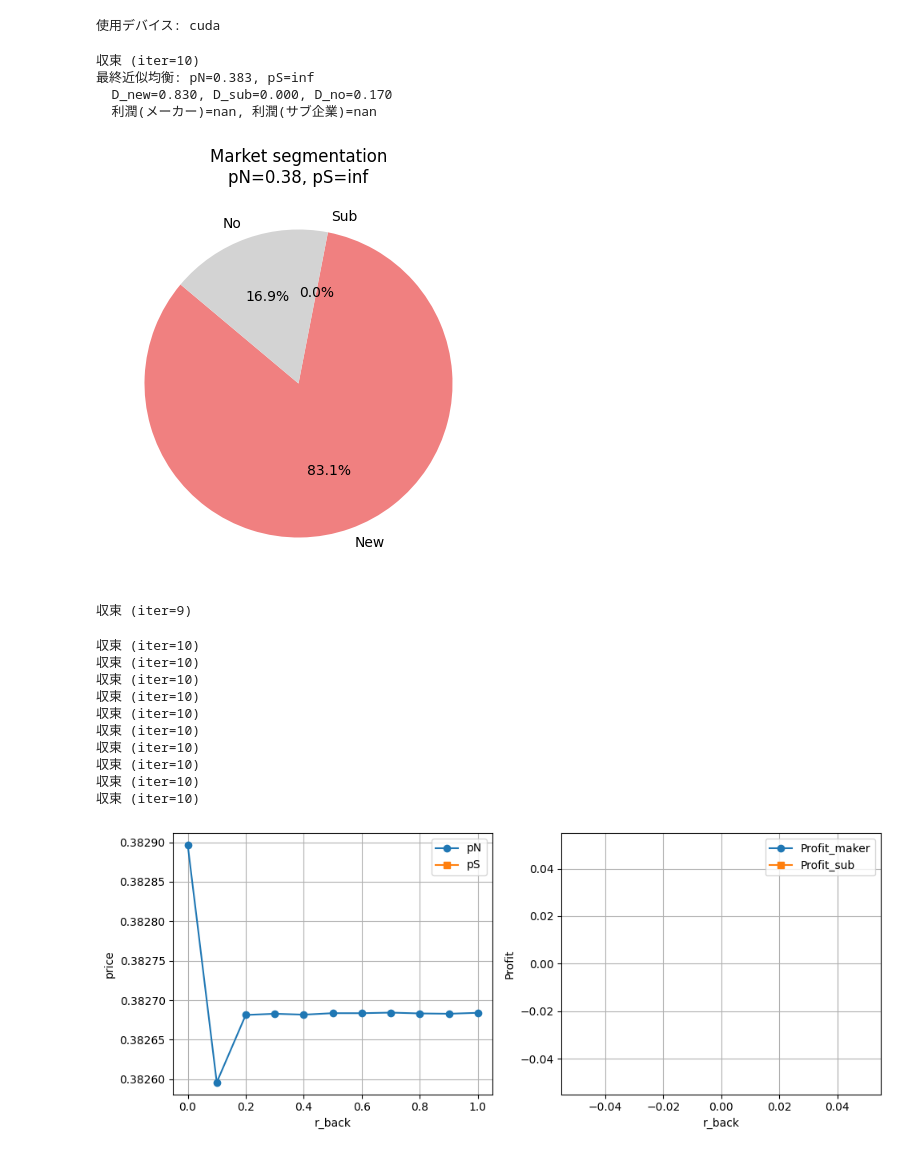
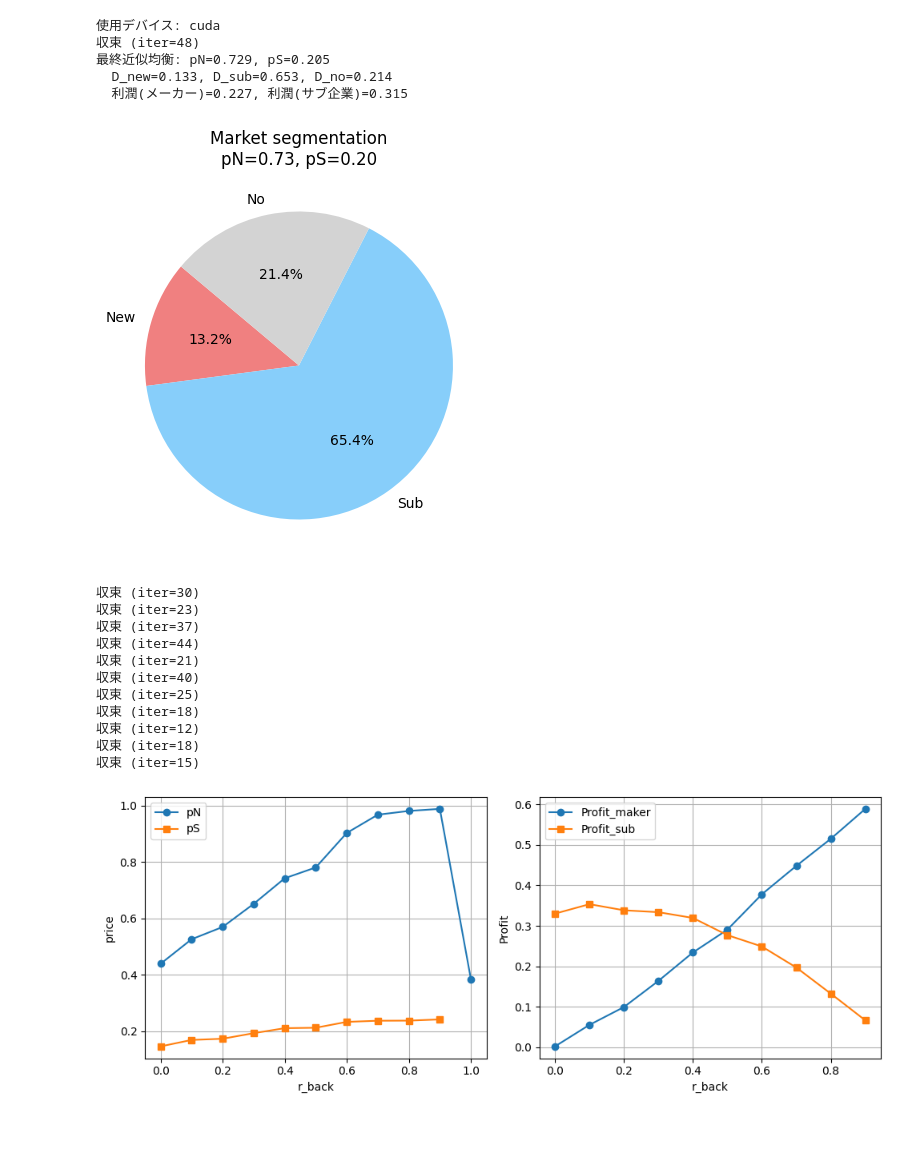
Before and after one commit to lixinm/model_subs, a Jupyter notebook: subs_back.ipynb, the cells around one changed output. Cells and saved outputs as stored; diff of their text form; code cells hidden in the pictures.

```diff
--- a/subs_back.ipynb
+++ b/subs_back.ipynb
@@ -16,23 +16,23 @@ random_seed = 42
 torch.manual_seed(random_seed)
 np.random.seed(random_seed)
 
-# 消費者の割引期間 n
-n = 8
+# 消費者の期間 n
+n = 4
 
 # r の区間
-r_min = 0.2
-r_max = 0.95
+r_min = 0.05
+r_max = 0.99
 
 # サブの WTP 割引係数 (消費者はサブスクリプションに対して少し低い評価)
-alpha_sub = 0.9
+alpha_sub = 0.95
 
 # --- 成本等 ---
 c_new  = 0.3    # 新品コスト
 c_sub  = 0.02    # サブスク企業のコスト
-delta  = 2   # 1台あたりの必要台数 (シェアリング効率)
+delta  = 0.2   # 1台あたりの必要台数 (シェアリング効率)
 
 # --- 企業間 ---
-r_back = 0.1    # サブスク企業利益をどれだけメーカーにバックするか (0~1)
+r_back = 0.4    # サブスク企業利益をどれだけメーカーにバックするか (0~1)
 
 # --- 価格の探索範囲 ---
 price_min = 0.0
@@ -41,7 +41,7 @@ price_max = 1.0
 # --- 反復アルゴリズム ---
 max_iter = 300
 tol      = 1e-3
-damping  = 0.5  # 価格アップデートのダンピング
+damping  = 0.3  # 価格アップデートのダンピング
 
 ###############################################################################
 # 1. 消費者効用関数
@@ -148,7 +148,7 @@ def profit_maker(p_new, p_sub):
     dS = demand_sub(p_new, p_sub)          # 订阅需求
 
     # サブ企業の総粗利(期間合計)
-    sub_gross = dS * (p_sub - c_sub) * n
+    sub_gross = dS * (p_sub - c_sub*delta) * n
 
     # メーカーの利潤: 新品利润 + 从订阅收入中获取的r_back分 - 为订阅需求提供产品的成本
     return dN*(p_new - c_new) + r_back*sub_gross - dS*c_new*delta
@@ -160,7 +160,7 @@ def profit_sub(p_new, p_sub):
       pi_sub = (1 - r_back) * [ D_sub * (p_sub - c_sub) * n ]
     """
     dS = demand_sub(p_new, p_sub)          # 订阅需求
-    return (1 - r_back) * dS * (p_sub - c_sub) * n
+    return (1 - r_back) * dS * (p_sub - c_sub*delta) * n
 
 ###############################################################################
 # 4. 価格ゲーム: 最適反応
@@ -315,47 +315,47 @@ def sensitivity_r_back(r_back_values, pN_init=0.5, pS_init=0.5):
     ax[1].plot(arr[:,0], arr[:,4], 's-', label='Profit_sub')
     ax[1].set_xlabel("r_back")
     ax[1].set_ylabel("Profit")
     ax[1].legend()
     ax[1].grid(True)
 
     plt.tight_layout()
     plt.show()
 
 ###############################################################################
 # 8. メイン実行例
 ###############################################################################
 if __name__ == "__main__":
     # 1) 均衡価格の探索
     pN_init = 0.5
     pS_init = 0.5
 
     eq_pN, eq_pS = find_equilibrium_prices(pN_init, pS_init)
     print(f"最終近似均衡: pN={eq_pN:.3f}, pS={eq_pS:.3f}")
     print(f"  D_new={demand_new(eq_pN, eq_pS):.3f}, D_sub={demand_sub(eq_pN, eq_pS):.3f}, D_no={demand_no(eq_pN, eq_pS):.3f}")
     print(f"  利潤(メーカー)={profit_maker(eq_pN, eq_pS):.3f}, 利潤(サブ企業)={profit_sub(eq_pN, eq_pS):.3f}")
 
     # 2) 市場分割を円グラフで可視化
     plot_market_segmentation(eq_pN, eq_pS)
 
     # 3) r_back を [0,1] の範囲で変化させたときの感度分析
     r_back_list = np.linspace(0, 1, 11)  # 0,0.1,...,1.0
     sensitivity_r_back(r_back_list, pN_init=0.5, pS_init=0.5)
 # %% [output]
 使用デバイス: cuda
+収束 (iter=48)
+最終近似均衡: pN=0.729, pS=0.205
+  D_new=0.133, D_sub=0.653, D_no=0.214
+  利潤(メーカー)=0.227, 利潤(サブ企業)=0.315
+[figure, new version]
-収束 (iter=10)
-最終近似均衡: pN=0.383, pS=inf
-  D_new=0.830, D_sub=0.000, D_no=0.170
-  利潤(メーカー)=nan, 利潤(サブ企業)=nan
+収束 (iter=30)
+収束 (iter=23)
+収束 (iter=37)
+収束 (iter=44)
+収束 (iter=21)
+収束 (iter=40)
+収束 (iter=25)
+収束 (iter=18)
+収束 (iter=12)
+収束 (iter=18)
+収束 (iter=15)
-[figure, old version]
-収束 (iter=9)
-収束 (iter=10)
-収束 (iter=10)
-収束 (iter=10)
-収束 (iter=10)
-収束 (iter=10)
-収束 (iter=10)
-収束 (iter=10)
-収束 (iter=10)
-収束 (iter=10)
-収束 (iter=10)
-[figure, old version]
+[figure, new version]
```
